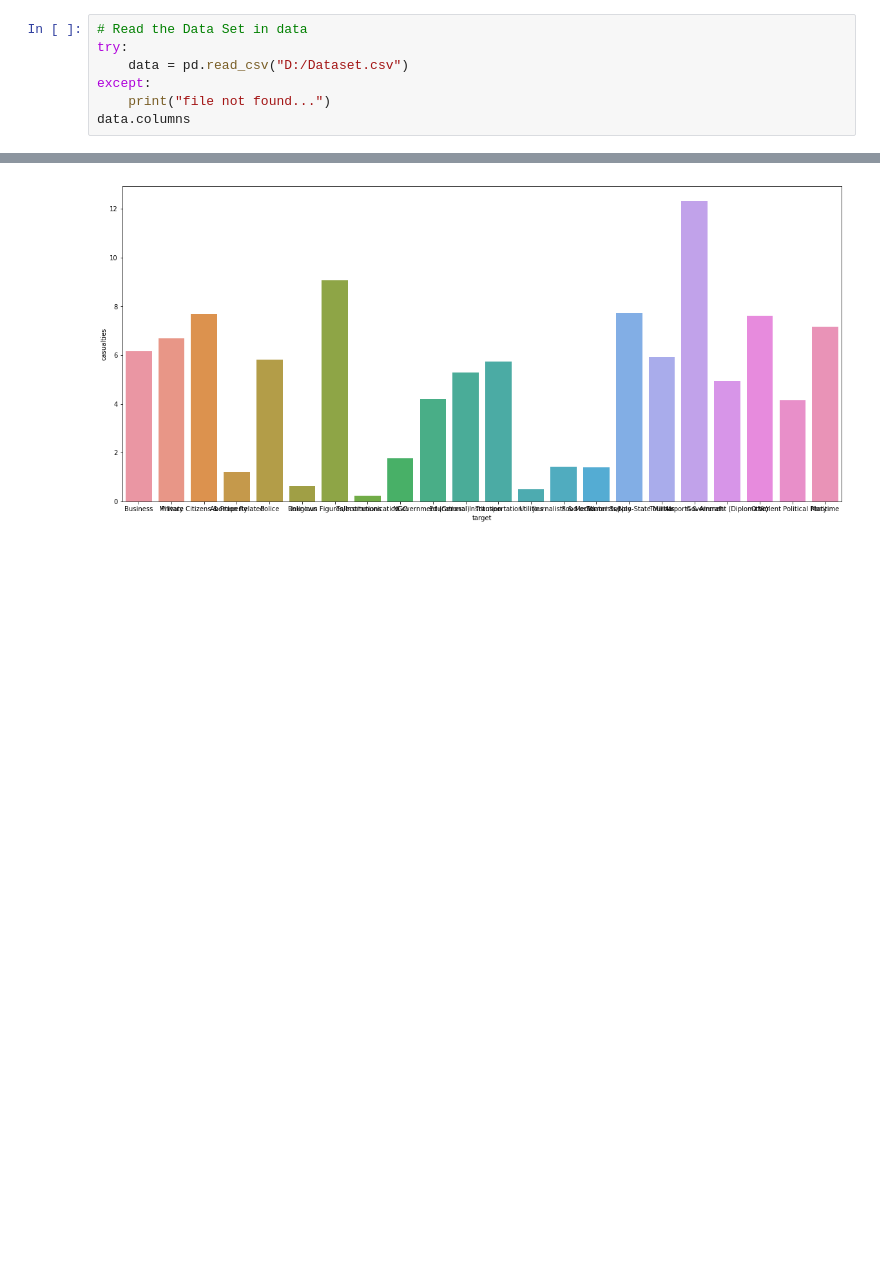
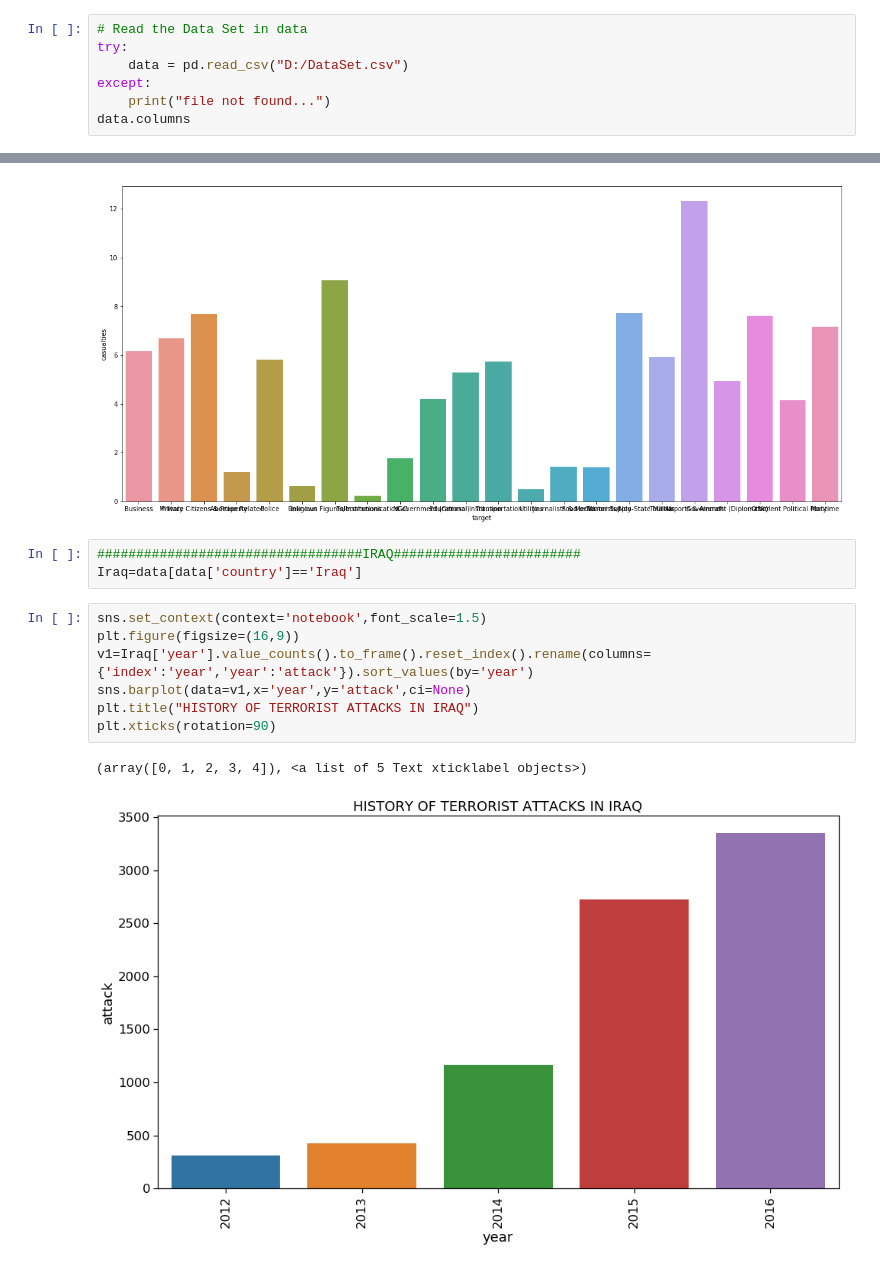
Before and after one commit to GlobsynProject/Analysis-of-Terrorism, a Jupyter notebook: Data analysis of global terrorism attack-checkpoint.ipynb, the cells around one changed output, grey strips where cells are left out. Cells and saved outputs as stored; diff of their text form; blank space fills up the shorter version.

```diff
--- a/Data analysis of global terrorism attack-checkpoint.ipynb
+++ b/Data analysis of global terrorism attack-checkpoint.ipynb
@@ -7,7 +7,7 @@ import seaborn as sns
 # %%
 # Read the Data Set in data
 try:
-    data = pd.read_csv("D:/Dataset.csv")
+    data = pd.read_csv("D:/DataSet.csv")
 except:
     print("file not found...")
 data.columns
@@ -116,3 +116,16 @@ sns.barplot(data=data,x='target',y='casualties',ci=None)
 # %% [output]
 <matplotlib.axes._subplots.AxesSubplot at 0x...>
 [figure]
+# %%
+##################################IRAQ########################
+Iraq=data[data['country']=='Iraq']
+# %%
+sns.set_context(context='notebook',font_scale=1.5)
+plt.figure(figsize=(16,9))
+v1=Iraq['year'].value_counts().to_frame().reset_index().rename(columns={'index':'year','year':'attack'}).sort_values(by='year')
+sns.barplot(data=v1,x='year',y='attack',ci=None)
+plt.title("HISTORY OF TERRORIST ATTACKS IN IRAQ")
+plt.xticks(rotation=90)
+# %% [output]
+(array([0, 1, 2, 3, 4]), <a list of 5 Text xticklabel objects>)
+[figure, added]
```
Also changed, not shown: parts of 18 cells of this notebook.
